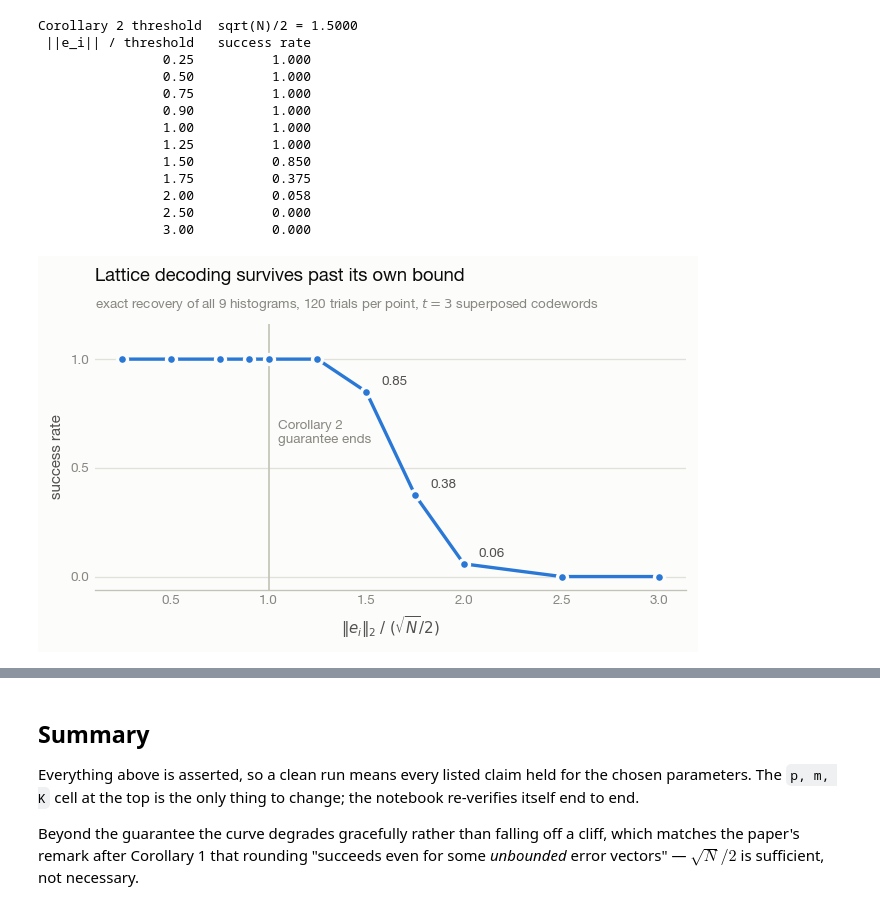
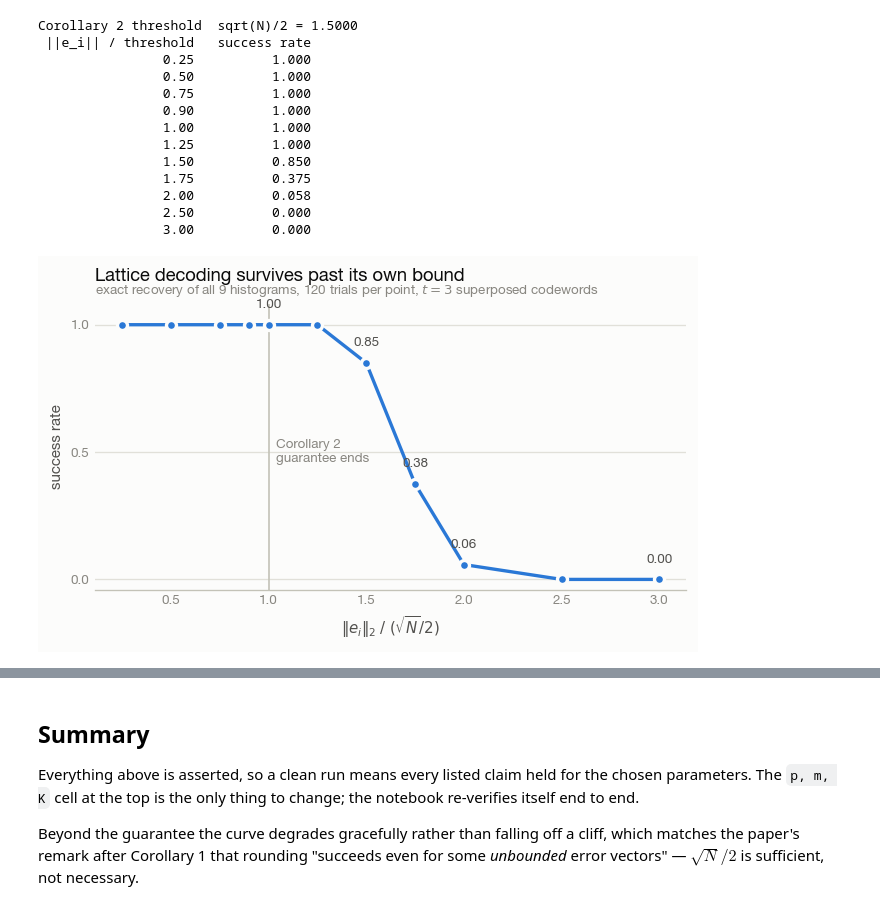
Before and after one commit to Harshahi/HIsto, a Jupyter notebook: rs_hadamard_encoder.ipynb, the cells around one changed output, grey strips where cells are left out. Saved outputs shown, nothing was run; the diff lists cells and outputs as text; code cells hidden in the pictures.

```diff
--- a/rs_hadamard_encoder.ipynb
+++ b/rs_hadamard_encoder.ipynb
@@ -97,11 +98,10 @@ def style(ax, title=None, sub=None):
         s.set_visible(False)
     ax.tick_params(length=0)
     if title:
-        ax.set_title(title, color=T["ink"], loc="left", pad=26 if sub else 8)
-    if sub:                        # offset in points, so it never collides with the title
-        ax.annotate(sub, xy=(0, 1), xycoords="axes fraction", xytext=(0, 7),
-                    textcoords="offset points", color=T["muted"], fontsize=8,
-                    va="bottom", ha="left")
+        ax.set_title(title, color=T["ink"], loc="left", pad=14 if sub else 8)
+    if sub:
+        ax.text(0, 1.02, sub, transform=ax.transAxes, color=T["muted"],
+                fontsize=8, va="bottom")
     return ax
 # %% [markdown]
 ## Step 0 — the field $\mathbb{F}_{p^m}$, and its identification with $\mathbb{F}_p^m$
@@ -671,26 +662,26 @@ Corollary 2 threshold  sqrt(N)/2 = 1.5000
 # %%
 fig, ax = plt.subplots(figsize=(5.6, 3.4))
 ax.grid(axis="y", color=T["grid"], lw=0.8)
 ax.set_axisbelow(True)
 ax.axvline(1.0, color=T["axis"], lw=1, zorder=1)
-ax.text(1.05, 0.66, "Corollary 2\nguarantee ends", color=T["muted"], fontsize=8,
+ax.text(1.04, 0.5, "Corollary 2\nguarantee ends", color=T["muted"], fontsize=8,
         va="center", ha="left")
 ax.plot(rhos, rate, color=T["series"], lw=2, marker="o", markersize=6,
         markeredgecolor=T["surface"], markeredgewidth=2, zorder=3)
 style(ax, "Lattice decoding survives past its own bound",
       f"exact recovery of all {N} histograms, {TRIALS} trials per point, "
       f"$t = {t}$ superposed codewords")
 ax.set_xlabel(r"$\|e_i\|_2 \;/\; (\sqrt{N}/2)$")
 ax.set_ylabel("success rate")
-ax.set_ylim(-0.06, 1.16)
+ax.set_ylim(-0.04, 1.08)
 ax.set_yticks([0, 0.5, 1.0])
-for x, y in zip(rhos, rate):        # label only the transition, never every point
-    if 0.0 < y < 1.0:
-        ax.annotate(f"{y:.2f}", (x, y), textcoords="offset points", xytext=(9, 4),
-                    ha="left", fontsize=8, color=T["ink2"])
+for x, y in zip(rhos, rate):                       # selective direct labels only
+    if x in (1.0, rhos[-1]) or (0 < y < 1 and abs(y - 0.5) < 0.45):
+        ax.annotate(f"{y:.2f}", (x, y), textcoords="offset points", xytext=(0, 10),
+                    ha="center", fontsize=8, color=T["ink2"])
 ax.spines["bottom"].set_visible(True)
 ax.spines["bottom"].set_color(T["axis"])
 fig.tight_layout()
 plt.show()
 # %% [output]
-[figure, old version]
+[figure, new version]
```
Also changed, not shown: parts of 8 cells of this notebook, 1 other file.
